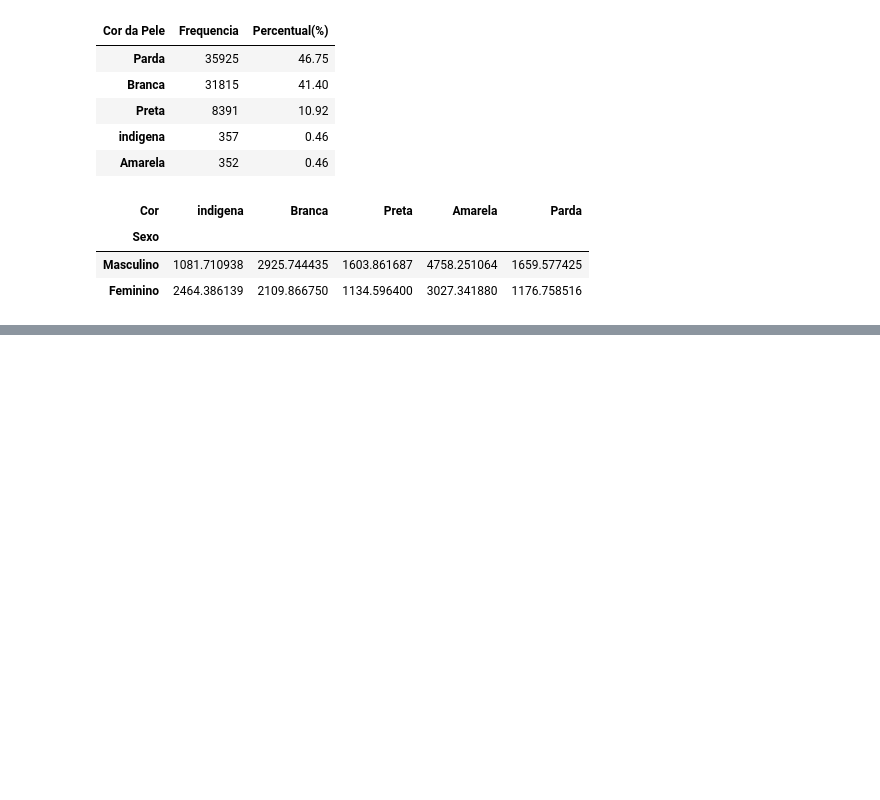
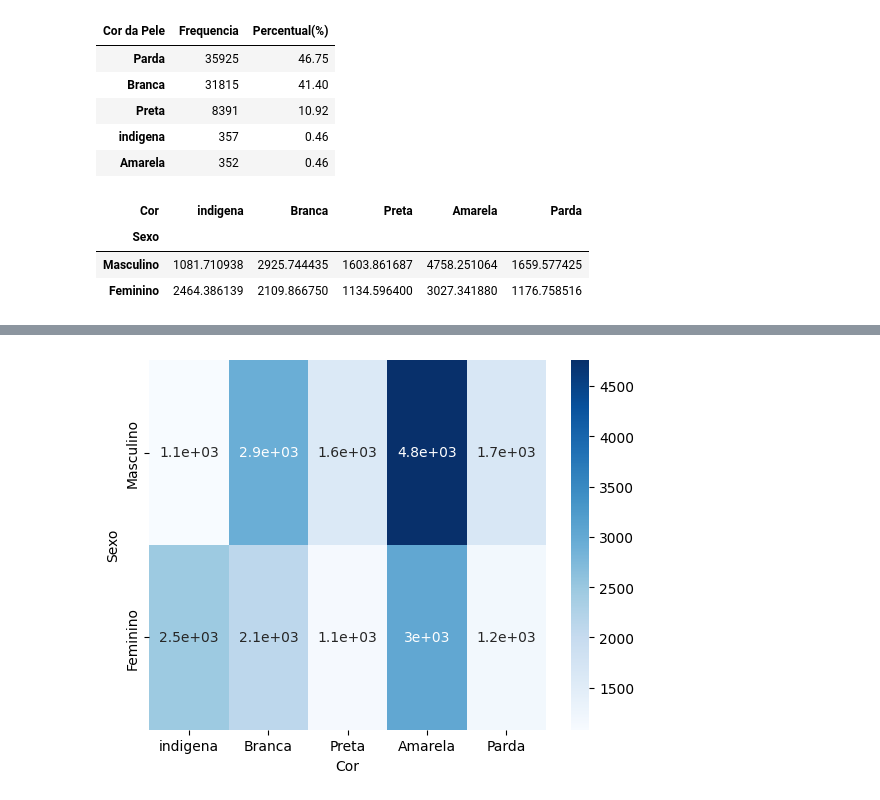
Before and after one commit to Ricardo-msj/estatistica-descritiva-python, a Jupyter notebook: analise_cruzada_renda_ipynb.ipynb, the cells around one changed output, grey strips where cells are left out. Cells and saved outputs as stored; diff of their text form; code cells hidden in the pictures; blank space fills up the shorter version.

Commit message:
Inclusão de visualização com heatmap na análise cruzada.

```diff
--- a/analise_cruzada_renda_ipynb.ipynb
+++ b/analise_cruzada_renda_ipynb.ipynb
@@ -83,0 +83,4 @@ frquencia2
+# %%
+ax = sns.heatmap(frquencia2, annot=True, cmap='Blues')
+# %% [output]
+[figure, added]
```
Also changed, not shown: parts of 4 cells of this notebook.
